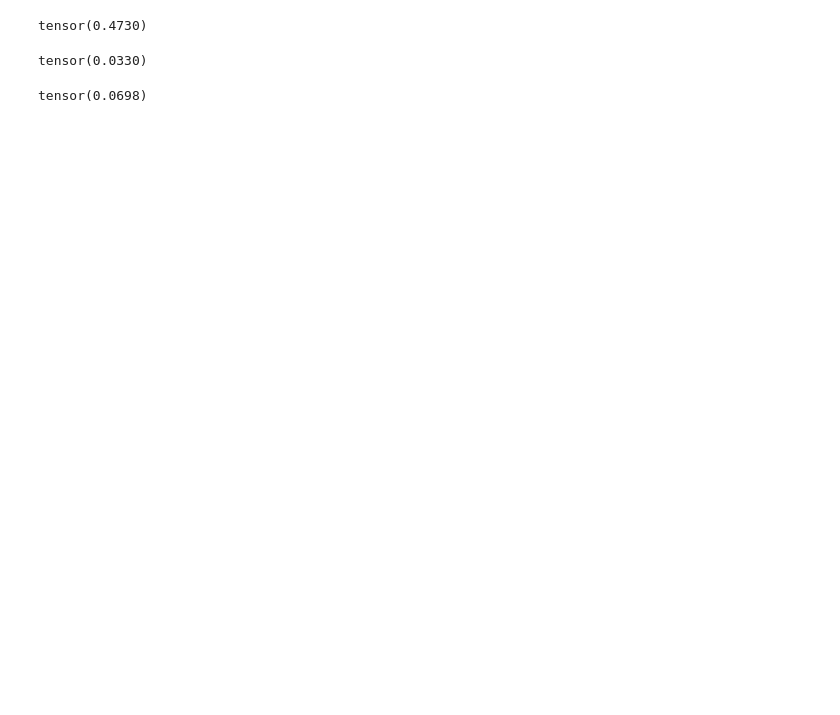
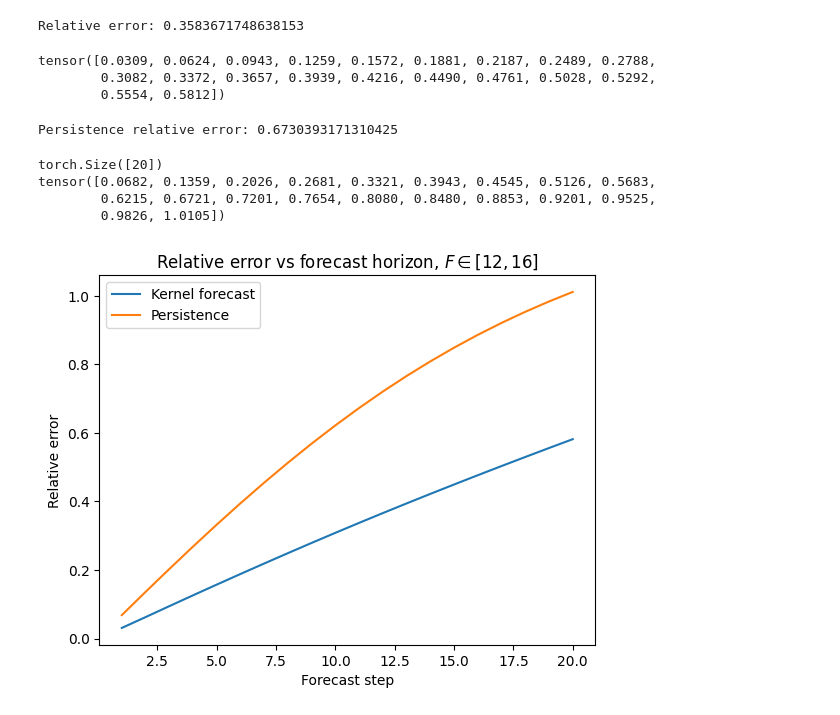
Before and after one commit to jonghyeon1998/KMD-Time-Series, a Jupyter notebook: experiments/Lorenz_96.ipynb, the cells around one changed output. Cells and saved outputs as stored; diff of their text form; code cells hidden in the pictures; blank space fills up the shorter version.

```diff
--- a/experiments/Lorenz_96.ipynb
+++ b/experiments/Lorenz_96.ipynb
@@ -352,20 +464,14 @@ for j in range(B):
     Delta_t_outsample[j,:,:] = kernel_regression(X_test_outsample[j,:,:],X_sample,Y_sample,lam=10**-5,kernel=gaussian_prod_matrix,sigma_u=sigma_u,sigma_F=sigma_F)
     X_pred_outsample[j,:,:] = traj_test_outsample[t_vals,j,:]+Delta_t_outsample[j,:,:]
 # %%
-step_error_outsample = torch.linalg.norm(Delta_t_outsample-Y_test_outsample)/torch.linalg.norm(Y_test_outsample)
-print(step_error_outsample)
+# step_error_outsample = torch.linalg.norm(Delta_t_outsample-Y_test_outsample)/torch.linalg.norm(Y_test_outsample)
+# print(step_error_outsample)
-# %% [output]
-tensor(0.4730)
 # %%
-model_error_outsample = torch.linalg.norm(torch.permute(X_pred_outsample,(1,0,2))-traj_test_outsample[t0+1:t1+1,:,:])/torch.linalg.norm(traj_test_outsample[t_vals,:,:])
-print(model_error_outsample)
+# model_error_outsample = torch.linalg.norm(torch.permute(X_pred_outsample,(1,0,2))-traj_test_outsample[t0+1:t1+1,:,:])/torch.linalg.norm(traj_test_outsample[t_vals,:,:])
+# print(model_error_outsample)
-# %% [output]
-tensor(0.0330)
 # %%
-pers_error_outsample = torch.linalg.norm(traj_test_outsample[t_vals,:,:]-traj_test_outsample[t0+1:t1+1,:,:])/torch.linalg.norm(traj_test_outsample[t_vals,:,:])
-print(pers_error_outsample)
+# pers_error_outsample = torch.linalg.norm(traj_test_outsample[t_vals,:,:]-traj_test_outsample[t0+1:t1+1,:,:])/torch.linalg.norm(traj_test_outsample[t_vals,:,:])
+# print(pers_error_outsample)
-# %% [output]
-tensor(0.0698)
 # %%
 
 horizon = 20
@@ -416,3 +522,56 @@ for i in range(horizon):
     # shift window down: newest stays at index 0
     window[1:] = window[:-1].clone()
     window[0] = next_state
+# %%
+y_true = traj_test_outsample[T_train+1:T_train+horizon+1].permute(1, 0, 2)
+
+rel_err = torch.linalg.norm(X_forecast_outsample - y_true) / torch.linalg.norm(y_true)
+print("Relative error:", rel_err.item())
+# %% [output]
+Relative error: 0.3583671748638153
+# %%
+y_true = traj_test_outsample[T_train+1:T_train+horizon+1].permute(1, 0, 2)  # [B,h,N]
+
+num = torch.linalg.norm(X_forecast_outsample - y_true, dim=(0, 2))   # [h]
+den = torch.linalg.norm(y_true, dim=(0, 2))                         # [h]
+rel_err_model_per_step = num / den
+
+print(rel_err_model_per_step)   # shape [h]
+# %% [output]
+tensor([0.0309, 0.0624, 0.0943, 0.1259, 0.1572, 0.1881, 0.2187, 0.2489, 0.2788,
+        0.3082, 0.3372, 0.3657, 0.3939, 0.4216, 0.4490, 0.4761, 0.5028, 0.5292,
+        0.5554, 0.5812])
+# %%
+x0 = traj_test_outsample[T_train]                                             # [B,N]
+X_persist = x0[:, None, :].repeat(1, horizon, 1)                             # [B,h,N]
+
+rel_err_persist = torch.linalg.norm(X_persist - y_true) / torch.linalg.norm(y_true)
+print("Persistence relative error:", rel_err_persist.item())
+# %% [output]
+Persistence relative error: 0.6730393171310425
+# %%
+rel_err_persist_per_step = (
+    torch.linalg.norm(X_persist - y_true, dim=(0, 2)) /
+    torch.linalg.norm(y_true, dim=(0, 2))
+)
+
+print(rel_err_persist_per_step.shape)   # [horizon]
+print(rel_err_persist_per_step)
+# %% [output]
+torch.Size([20])
+tensor([0.0682, 0.1359, 0.2026, 0.2681, 0.3321, 0.3943, 0.4545, 0.5126, 0.5683,
+        0.6215, 0.6721, 0.7201, 0.7654, 0.8080, 0.8480, 0.8853, 0.9201, 0.9525,
+        0.9826, 1.0105])
+# %%
+steps = torch.arange(1, horizon + 1).cpu()
+
+
+plt.plot(steps, rel_err_model_per_step.cpu(), label="Kernel forecast")
+plt.plot(steps, rel_err_persist_per_step.cpu(), label="Persistence")
+plt.xlabel("Forecast step")
+plt.ylabel("Relative error")
+plt.title(r"Relative error vs forecast horizon, $F \in [12,16]$")
+plt.legend()
+plt.show()
+# %% [output]
+[figure, added]
```
Also changed, not shown: parts of 32 cells of this notebook, 1 other file.
